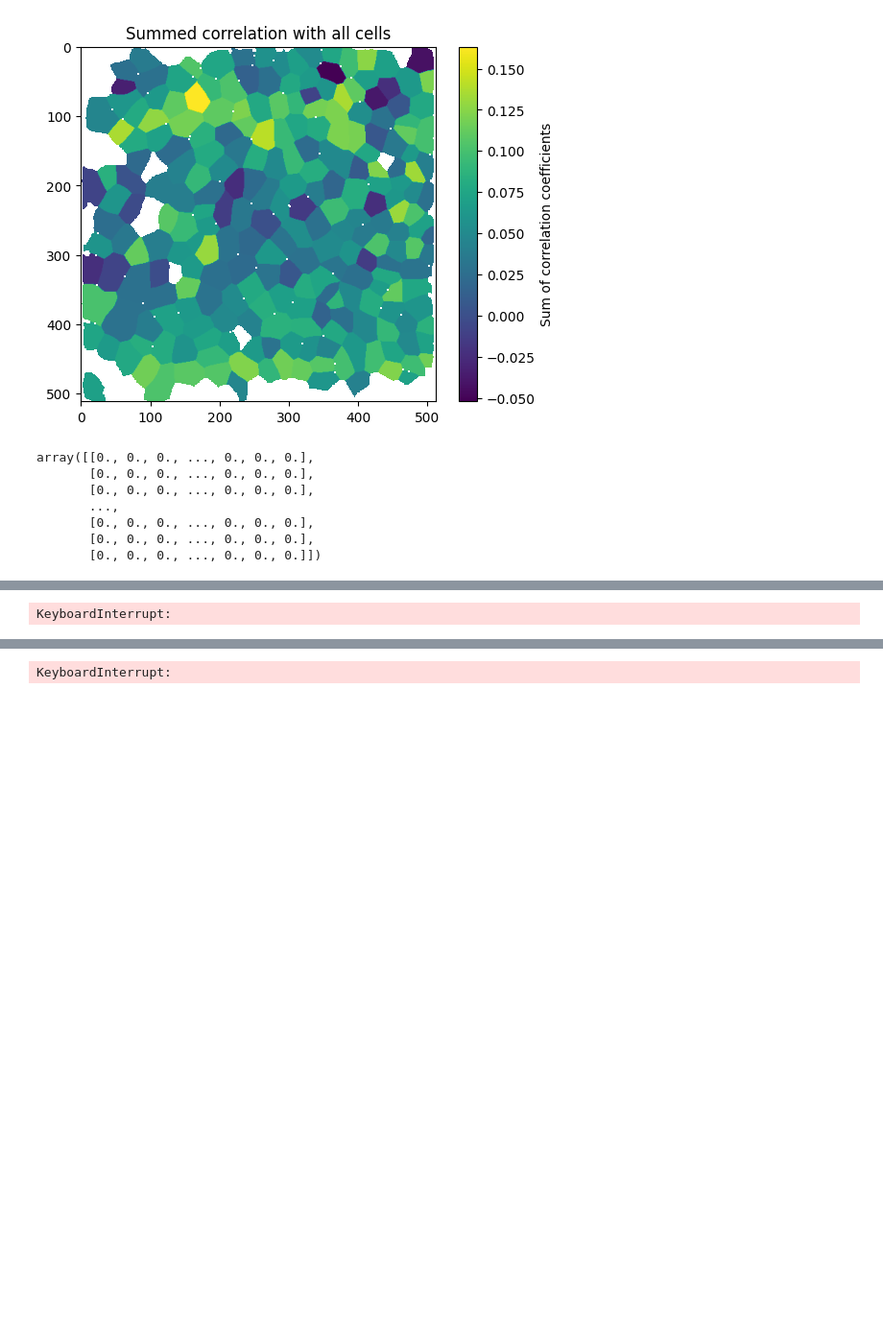
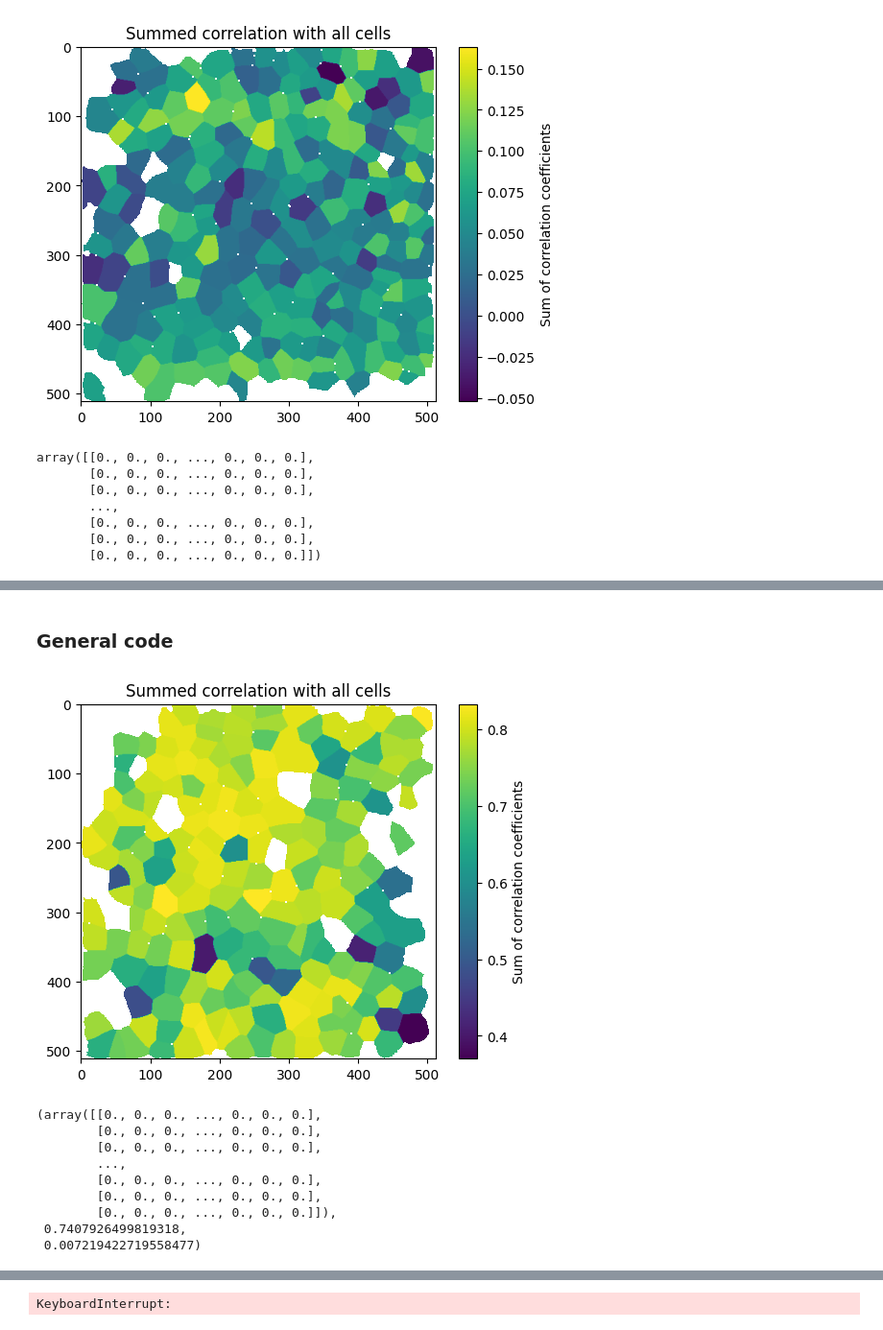
Before and after one commit to h-israelsson/Master2023, a Jupyter notebook: testing.ipynb, the cells around one changed output, grey strips where cells are left out. Shown at 96% size. Cells and saved outputs as stored; diff of their text form; code cells hidden in the pictures; blank space fills up the shorter version.

```diff
--- a/testing.ipynb
+++ b/testing.ipynb
@@ -75,4 +75,16 @@ masks_path_hepoua24 = "//storage3.ad.scilifelab.se/alm/BrismarGroup/Hanna/Master
+# %%
+images_path_ctl24 = "//storage3.ad.scilifelab.se/alm/BrismarGroup/Hanna/Master2023/Recordings/2023-08-15/15_08_ctl.tif"
+images_path_oua24 = "//storage3.ad.scilifelab.se/alm/BrismarGroup/Hanna/Master2023/Recordings/2023-08-15/15_08_oua.tif"
+images_path_hepoua24 = "//storage3.ad.scilifelab.se/alm/BrismarGroup/Hanna/Master2023/Recordings/2023-08-15/15_08_hep_oua.tif"
+model_path_24 = "C:/Users/workstation3/Documents/Hannas_models/master_model_2"
+savedir_24 = "//storage3.ad.scilifelab.se/alm/BrismarGroup/Hanna/Master2023/Recordings/2023-08-15"
+name_ctl24 = "ctl-mm2-dl10-btl15"
+name_oua24 = "oua-mm2-dl10-btl15"
+name_hepoua24 = "hep-oua-mm2-dl10-btl15"
+masks_path_ctl24 = "//storage3.ad.scilifelab.se/alm/BrismarGroup/Hanna/Master2023/Recordings/2023-08-15/" + name_ctl24 + "_masks.tif"
+masks_path_oua24 = "//storage3.ad.scilifelab.se/alm/BrismarGroup/Hanna/Master2023/Recordings/2023-08-15/" + name_oua24 + "_masks.tif"
+masks_path_hepoua24 = "//storage3.ad.scilifelab.se/alm/BrismarGroup/Hanna/Master2023/Recordings/2023-08-15/" + name_hepoua24 + "_masks.tif"
+# %% [markdown]
+### General code
 # %%
 images_ctl24 = open_image_stack(images_path_ctl24)
-# %% [output]
-KeyboardInterrupt:
@@ -82,2 +91,15 @@ images_hepoua24 = open_image_stack(images_path_hepoua24)
 # %%
 masks_ctl24 = open_masks(masks_path_ctl24)
+# %%
+plot_xcorr_map(masks_ctl24, images_ctl24, mode='total_sum', normalize=True, occurrence=95)
+# %% [output]
+[figure, added]
+(array([[0., 0., 0., ..., 0., 0., 0.],
+        [0., 0., 0., ..., 0., 0., 0.],
+        [0., 0., 0., ..., 0., 0., 0.],
+        ...,
+        [0., 0., 0., ..., 0., 0., 0.],
+        [0., 0., 0., ..., 0., 0., 0.],
+        [0., 0., 0., ..., 0., 0., 0.]]),
+ 0.7407926499819318,
+ 0.007219422719558477)
```
Also changed, not shown: parts of 27 cells of this notebook.
